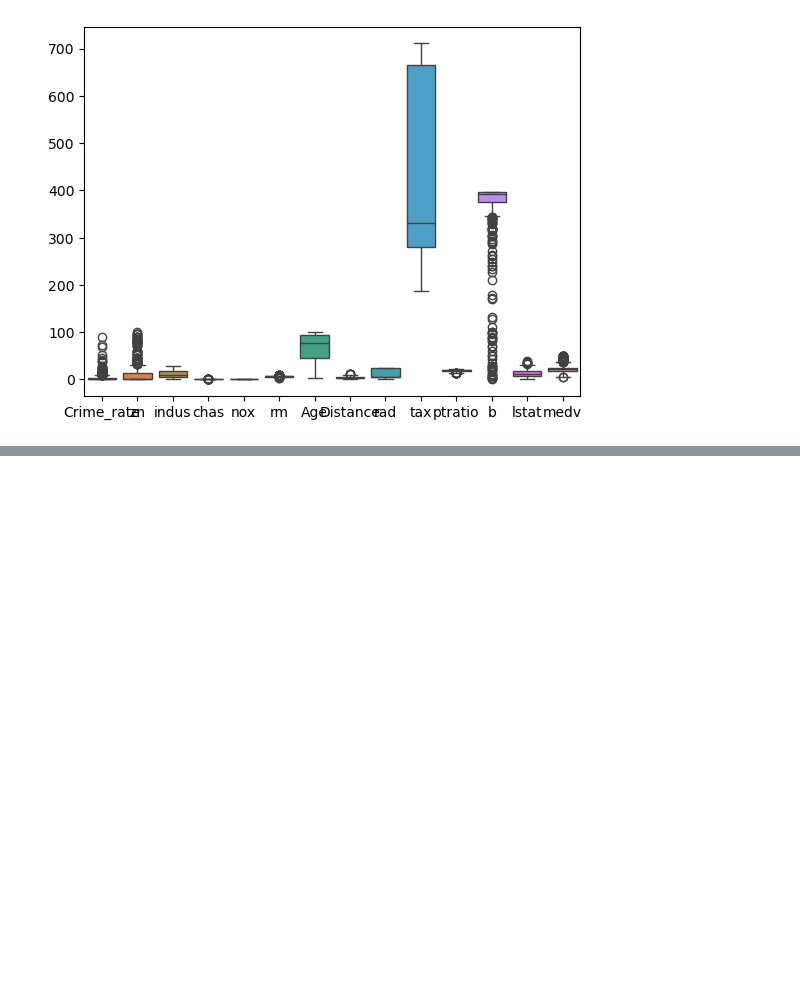
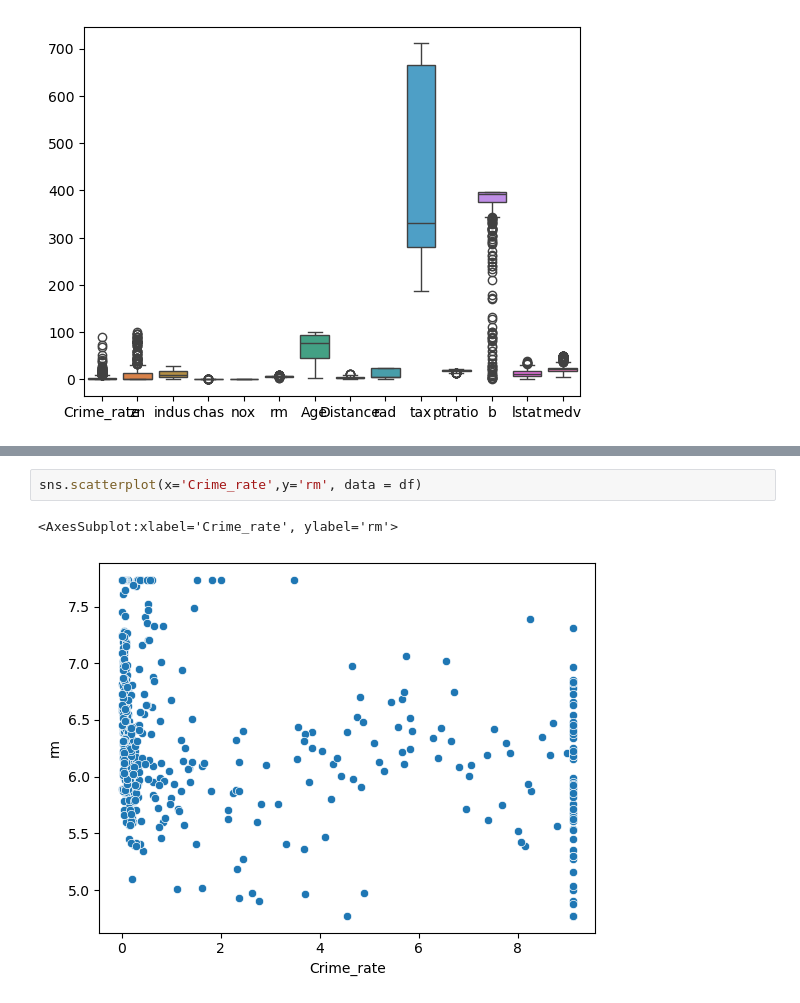
Before and after one commit to sanskruti885/TE-Engineering, a Jupyter notebook: Sem5/DSBDAL/Assignment8.ipynb, the cells around one changed output, grey strips where cells are left out. Drawn from its saved outputs; the diff is of its cells as text; blank space fills up the shorter version.

```diff
--- a/Sem5/DSBDAL/Assignment8.ipynb
+++ b/Sem5/DSBDAL/Assignment8.ipynb
@@ -84,3 +158,8 @@ sns.histplot(data=df['Crime_rate'],bins=30)
+# %%
+sns.scatterplot(x='Crime_rate',y='rm', data = df)
+# %% [output]
+<AxesSubplot:xlabel='Crime_rate', ylabel='rm'>
+[figure, added]
 # %%
 #correlation matrix
 plt.figure(figsize=(10,12))
```
Also changed, not shown: parts of 23 cells of this notebook.
